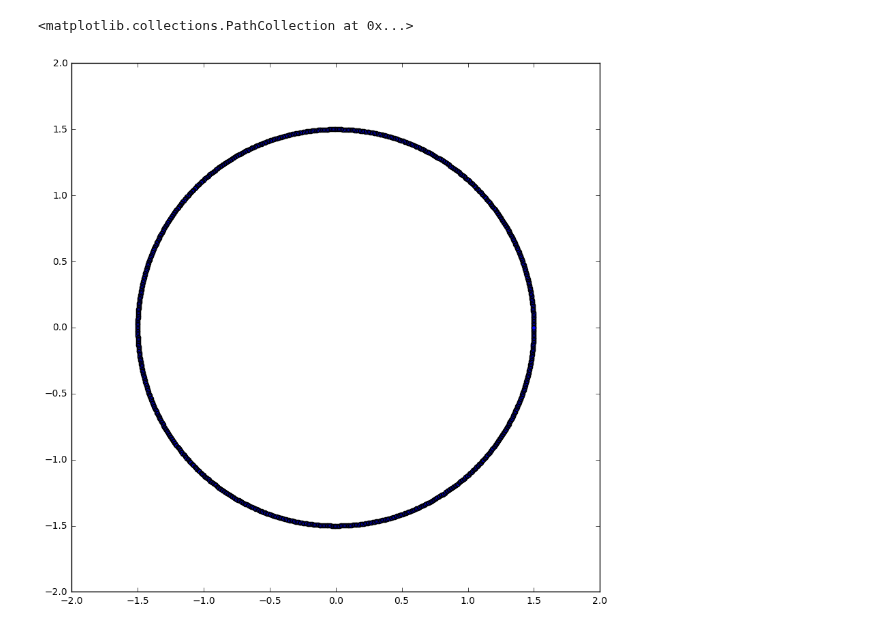
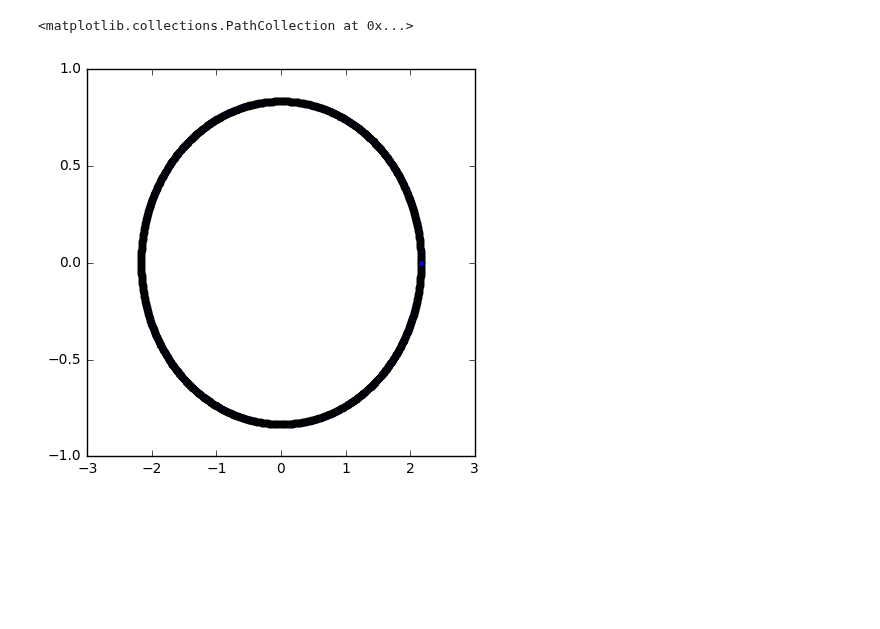
Before and after one commit to iamisrapel/MAE6226, a Jupyter notebook: 06_assignment.ipynb, the cells around one changed output. Cells and saved outputs as stored; diff of their text form; code cells hidden in the pictures; blank space fills up the shorter version.

```diff
--- a/06_assignment.ipynb
+++ b/06_assignment.ipynb
@@ -49,6 +24,13 @@ y_circle = R*numpy.sin(theta)
+# %%
+z = x_circle + y_circle*1j
+# %%
+z_jtrans = j_trans(z,1)
+# %%
+z_real = z_jtrans.real
+z_imag = z_jtrans.imag
 # %%
-pyplot.figure(figsize=(10,10))
-pyplot.scatter(x_circle,y_circle)
+pyplot.figure(figsize = (5,5))
+pyplot.scatter(z_real,z_imag)
 # %% [output]
 <matplotlib.collections.PathCollection at 0x...>
-[figure, old version]
+[figure, new version]
```
Also changed, not shown: parts of 16 cells of this notebook.
